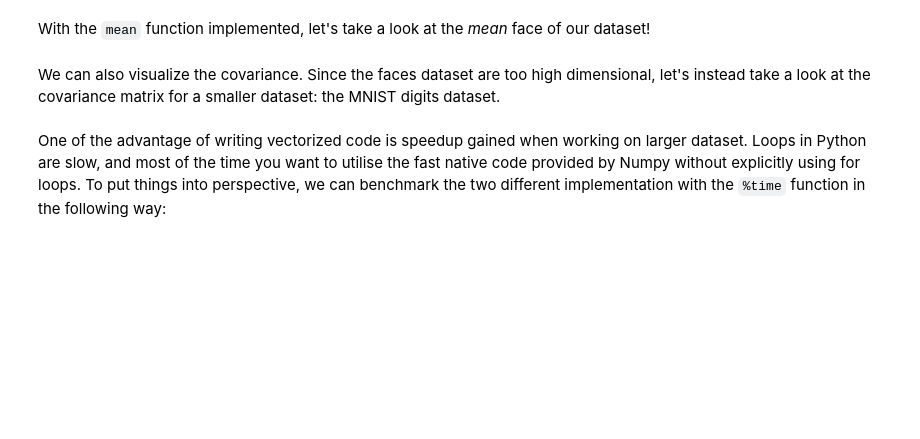
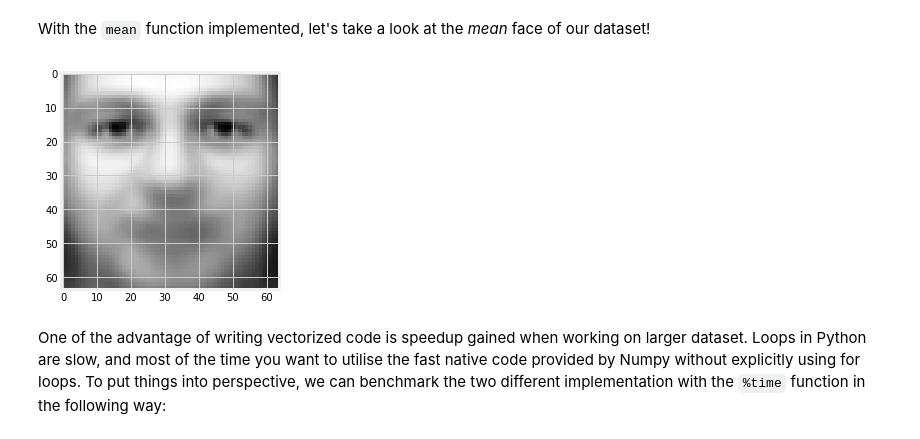
Before and after one commit to schmittjoaopedro/machine-learning, a Jupyter notebook: pca-notebooks/week1.ipynb, the cells around one changed output. Drawn from its saved outputs; the diff is of its cells as text; code cells hidden in the pictures; blank space fills up the shorter version.

```diff
--- a/pca-notebooks/week1.ipynb
+++ b/pca-notebooks/week1.ipynb
@@ -24,0 +42,10 @@ import timeit
+# %%
+## PLEASE DO NOT EDIT THIS CELL
+
+image_shape = (64, 64)
+# Load faces data
+dataset = fetch_olivetti_faces(data_home='./')
+faces = dataset.data
+
+print('Shape of the faces dataset: {}'.format(faces.shape))
+print('{} data points'.format(faces.shape[0]))
@@ -45,8 +63,0 @@ represents the dimensions of the dataset!__.
-# %%
-image_shape = (64, 64)
-# Load faces data
-dataset = fetch_olivetti_faces('./')
-faces = dataset.data.T
-
-print('Shape of the faces dataset: {}'.format(faces.shape))
-print('{} data points'.format(faces.shape[1]))
@@ -117,12 +296,14 @@ np.testing.assert_almost_equal(cov(faces), cov_naive(faces))
 # %% [markdown]
 With the `mean` function implemented, let's take a look at the _mean_ face of our dataset!
 # %%
+## PLEASE DO NOT EDIT THIS CELL
+
 def mean_face(faces):
-    return faces.mean(axis=1).reshape((64, 64))
+    return faces.mean(axis=0).reshape((64, 64))
 
 plt.imshow(mean_face(faces), cmap='gray');
+# %% [output]
+[figure, added]
-# %% [markdown]
-We can also visualize the covariance. Since the faces dataset are too high dimensional, let's instead take a look at the covariance matrix for a smaller dataset: the MNIST digits dataset.
 # %% [markdown]
 One of the advantage of writing vectorized code is speedup gained when working on larger dataset. Loops in Python
 are slow, and most of the time you want to utilise the fast native code provided by Numpy without explicitly using
```
Also changed, not shown: parts of 49 cells of this notebook, 1 other file.
